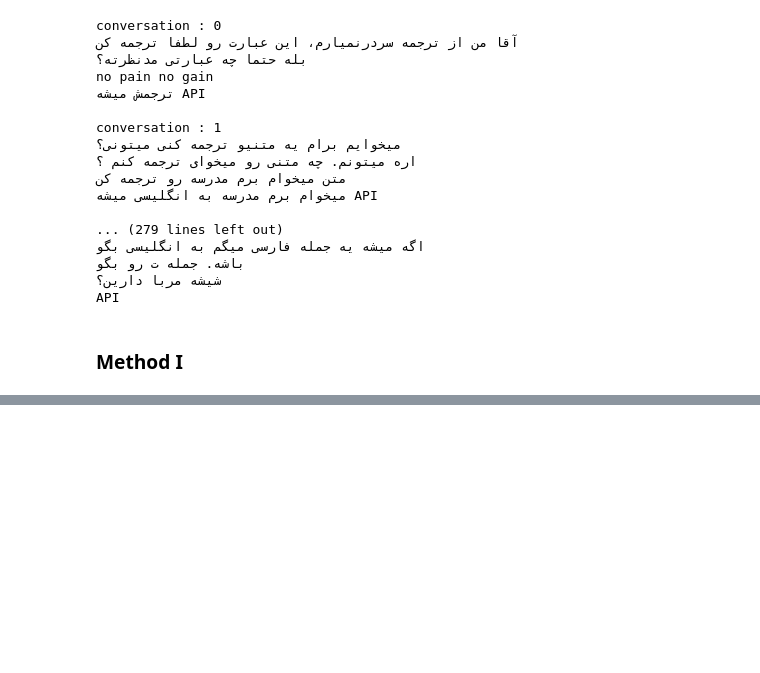
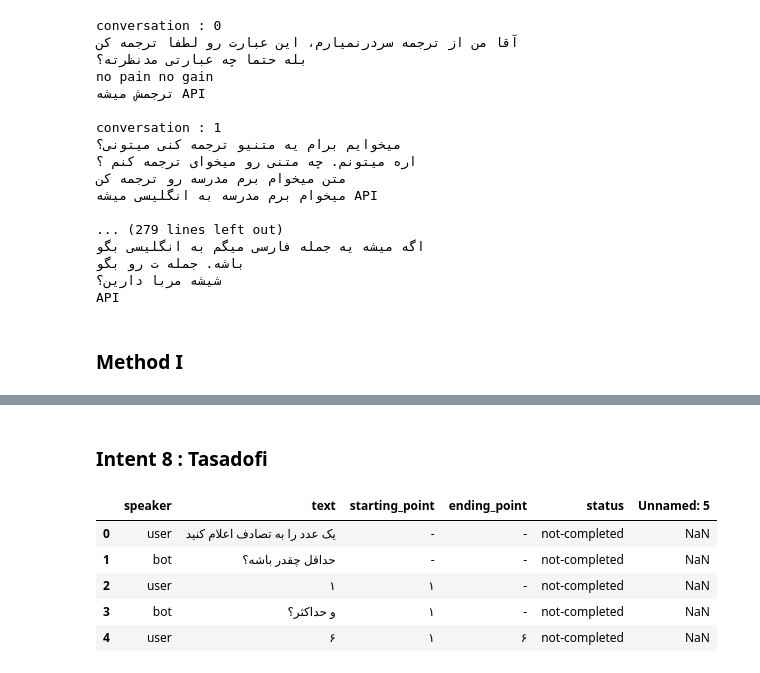
Before and after one commit to Precioux/Eunoia-Plus, a Jupyter notebook: DST.ipynb, the cells around one changed output, grey strips where cells are left out. Drawn from its saved outputs; the diff is of its cells as text; code cells hidden in the pictures; blank space fills up the shorter version.

```diff
--- a/DST.ipynb
+++ b/DST.ipynb
@@ -1944,0 +2698,16 @@ query3 = f"INSERT INTO dst_table ( Source_language, Dest_language, Sentence) VAL
+# %% [markdown]
+### Intent 8 : Tasadofi
+# %%
+# Load the Excel file
+file_path = 'data/tasadofi.xlsx'
+df = pd.read_excel(file_path)
+
+# Display the first few rows of the dataframe
+df.head()
+# %% [output]
+|  | speaker | text | starting_point | ending_point | status | Unnamed: 5 |
+| 0 | user | یک عدد را به تصادف اعلام کنید | - | - | not-completed | NaN |
+| 1 | bot | حداقل چقدر باشه؟ | - | - | not-completed | NaN |
+| 2 | user | ۱ | ۱ | - | not-completed | NaN |
+| 3 | bot | و حداکثر؟ | ۱ | - | not-completed | NaN |
+| 4 | user | ۶ | ۱ | ۶ | not-completed | NaN |
```
Also changed, not shown: parts of 136 cells of this notebook, 18 other files.
